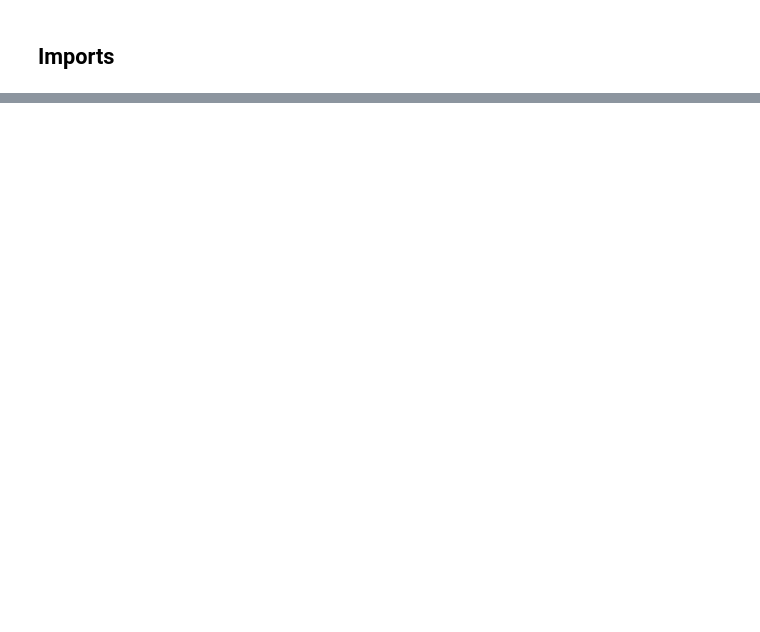
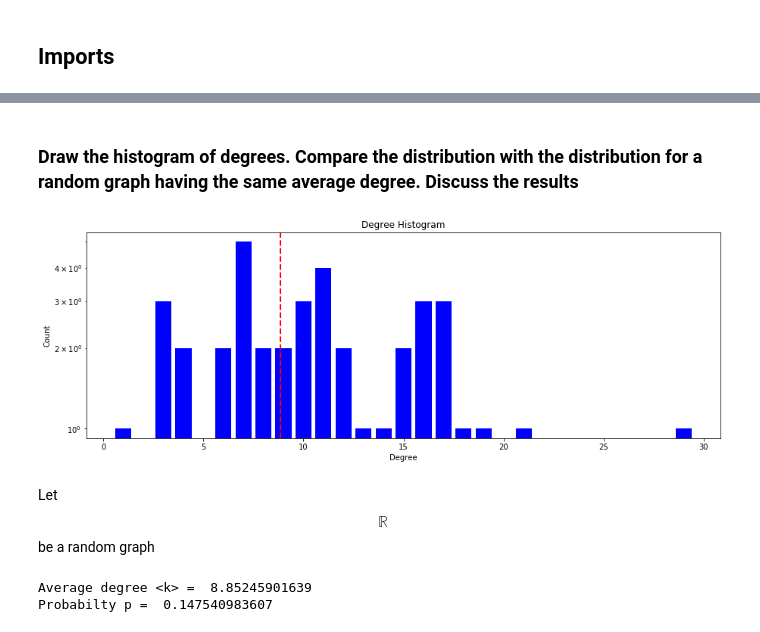
Before and after one commit to mkobbi/mkobbi_udm_social_project, a Jupyter notebook: mkobbi_network_anaylsis_project.ipynb, the cells around one changed output, grey strips where cells are left out. Cells and saved outputs as stored; diff of their text form; code cells hidden in the pictures; blank space fills up the shorter version.

```diff
--- a/mkobbi_network_anaylsis_project.ipynb
+++ b/mkobbi_network_anaylsis_project.ipynb
@@ -66,0 +64,36 @@ plt.show()
+# %% [markdown]
+### Draw the histogram of degrees. Compare the distribution with the distribution for a random graph having the same average degree. Discuss the results
+# %%
+
+degree_sequence = sorted([d for n, d in G.degree()], reverse=True)  # degree sequence
+#print "Degree sequence", degree_sequence
+degreeCount = collections.Counter(degree_sequence)
+deg, cnt = zip(*degreeCount.items())
+
+plt.close("all")
+plt.ion()
+plt.figure(1, figsize=(15, 5))
+
+avg = 2*L/N
+#fig, ax = plt.subplots()
+plt.bar(deg, cnt, width=0.80, color='b', log=True)
+
+plt.title("Degree Histogram")
+plt.ylabel("Count")
+plt.xlabel("Degree")
+#plt.set_xticks([d + 0.4 for d in deg])
+#plt.set_xticklabels(deg)
+plt.axvline(avg, color='r', linestyle='dashed', linewidth=2, label='<k>')
+plt.show()
+# %% [output]
+[figure, added]
+# %% [markdown]
+Let $$\mathbb{R}$$ be a random graph
+# %%
+avg_degree = 2*L/N #parce que le graphe est non oriente => les liens comptent double {(i,j), (j,i)}
+p = avg_degree/(N-1)
+print "Average degree <k> = ", avg_degree, "\nProbabilty p = ", p
+R = nx.gnm_random_graph(n=N, m=L, seed=42, directed=False)
+# %% [output]
+Average degree <k> =  8.85245901639
+Probabilty p =  0.147540983607
```
Also changed, not shown: parts of 24 cells of this notebook, 6 other files.
